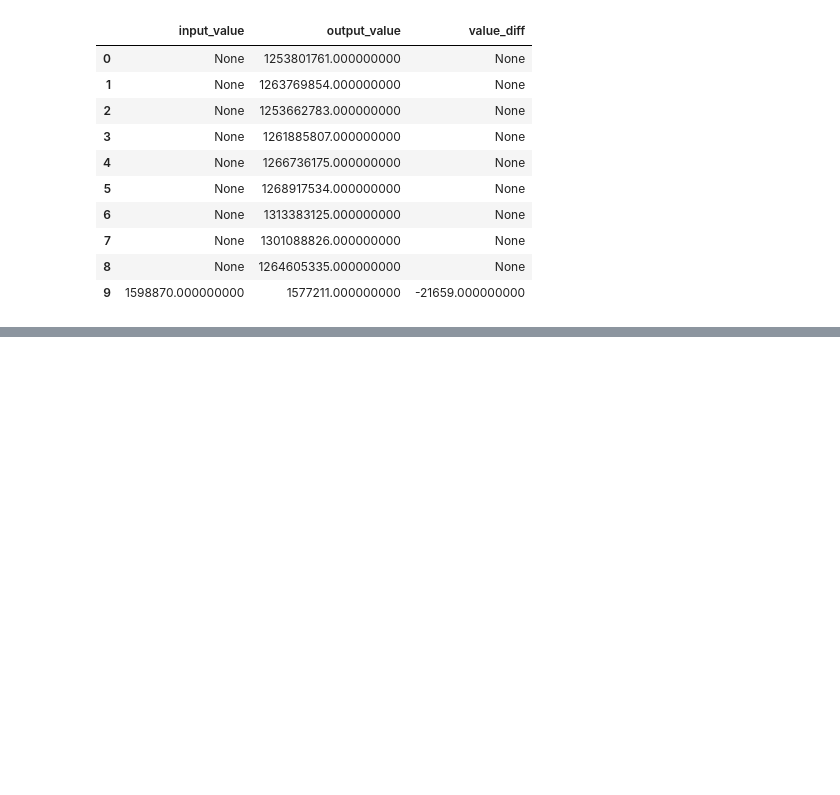
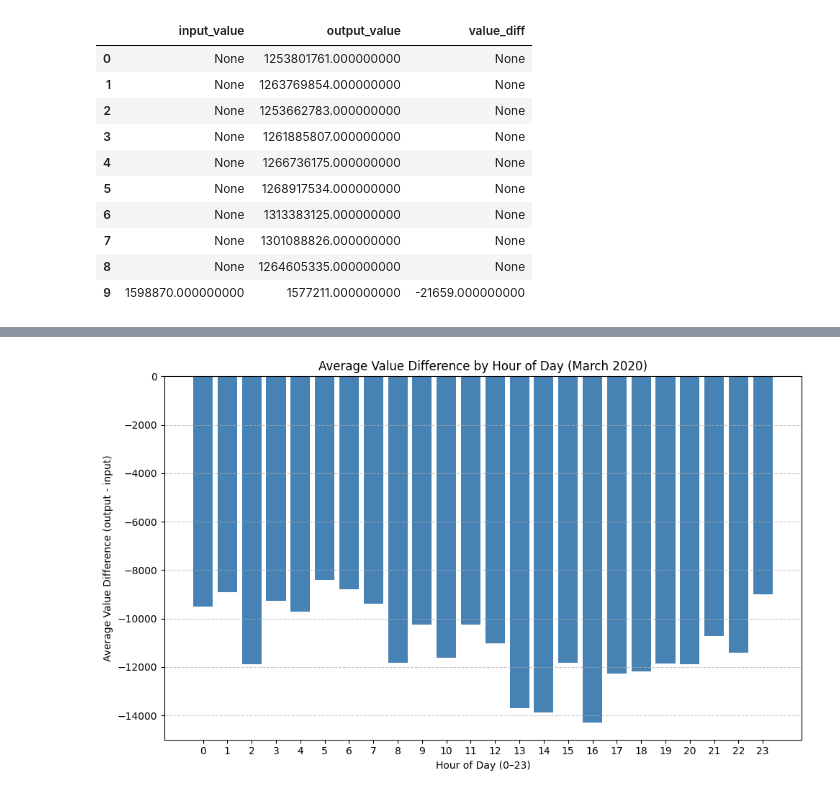
Before and after one commit to happybathtowel/CAPSTONE_PROJECT, a Jupyter notebook: BTC_Blockchain&WorldEvents_Analysis.ipynb, the cells around one changed output, grey strips where cells are left out. Saved outputs shown, nothing was run; the diff lists cells and outputs as text; code cells hidden in the pictures; blank space fills up the shorter version.

Commit message:
Updated the code to  meet minimum requirements as per project requirements. Will refine further if time permits.

```diff
--- a/BTC_Blockchain&WorldEvents_Analysis.ipynb
+++ b/BTC_Blockchain&WorldEvents_Analysis.ipynb
@@ -260,0 +332,19 @@ df_transactions[['input_value', 'output_value', 'value_diff']].head(10)
+# %%
+# Visualization 2- Average value difference between input_total and output_total by hour
+# This shows certain times of the day users are likely to overpay or underpay the miner (while ignoring the "None" value on the "input_total" column)
+
+value_diff_by_hour = df_transactions.groupby('tx_hour')['value_diff'].mean().reset_index()
+# It should mean that my dataframe now contains a row per each hour of the day (0~23), AND contains the average value differnce for all transactions that occurred during that hour
+# %%
+# Creating a bar graph of the value_diff by hour of the day
+plt.figure(figsize=(10, 6))
+plt.bar(value_diff_by_hour['tx_hour'], value_diff_by_hour['value_diff'], color='steelblue')
+plt.title('Average Value Difference by Hour of Day (March 2020)')
+plt.xlabel('Hour of Day (0–23)')
+plt.ylabel('Average Value Difference (output - input)')
+plt.xticks(range(0, 24))
+plt.grid(axis='y', linestyle='--', alpha=0.7)
+plt.tight_layout()
+plt.show()
+# %% [output]
+[figure, added]
```
Also changed, not shown: parts of 19 cells of this notebook, 1 other file.
